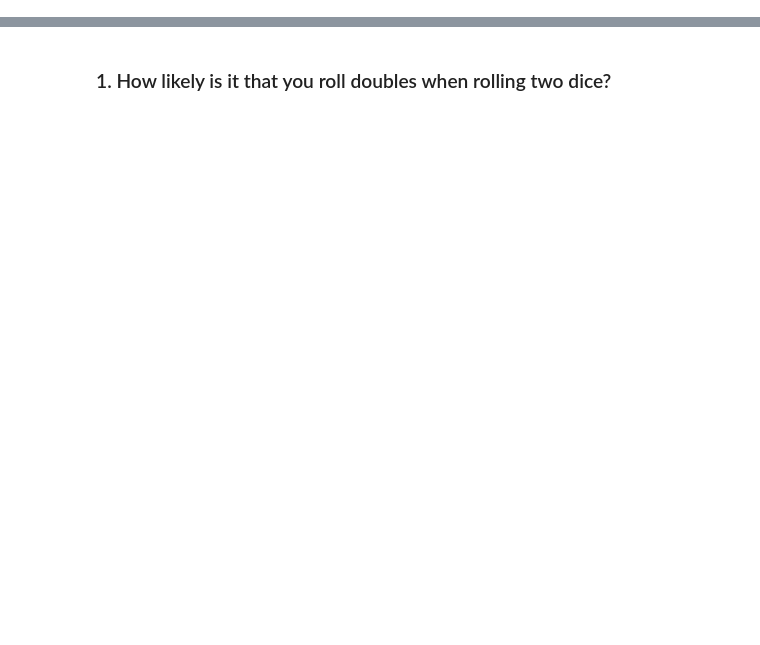
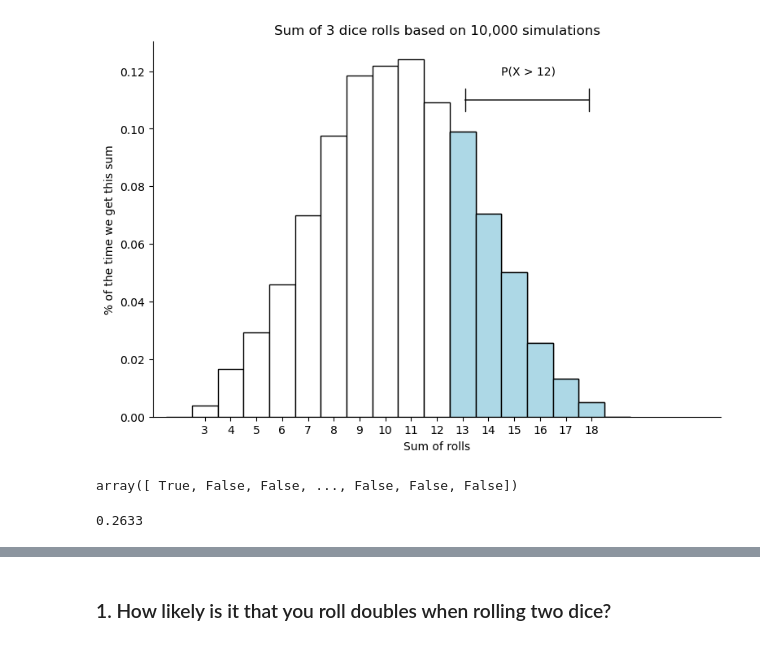
Before and after one commit to Jared-Wood135/statistics-exercises, a Jupyter notebook: simulation.ipynb, the cells around one changed output, grey strips where cells are left out. Drawn from its saved outputs; the diff is of its cells as text; code cells hidden in the pictures; blank space fills up the shorter version.

```diff
--- a/simulation.ipynb
+++ b/simulation.ipynb
@@ -0,0 +12,15 @@
+# %%
+## Set the number of trials
+
+n_trials = 10_000
+n_rows = 10_000
+
+## Roll three dice
+n_dice = 3
+n_cols = 3
+
+# Use np's random choice
+# Select from [1, 2, 3, 4, 5, 6]
+rolls = np.random.choice([1, 2, 3, 4, 5, 6], n_trials * n_dice).reshape(n_rows, n_cols)
+
+rolls
@@ -0,0 +35,6 @@
+# %%
+sum_by_trials = rolls.sum(axis=1)
+# %%
+viz.simulation_example1(sum_by_trials)
+# %% [output]
+[figure, added]
@@ -0,0 +44,4 @@
+# %%
+wins
+# %% [output]
+array([ True, False, False, ..., False, False, False])
@@ -0,0 +52,4 @@
+# %%
+win_rate
+# %% [output]
+0.2633
```
Also changed, not shown: parts of 30 cells of this notebook.
